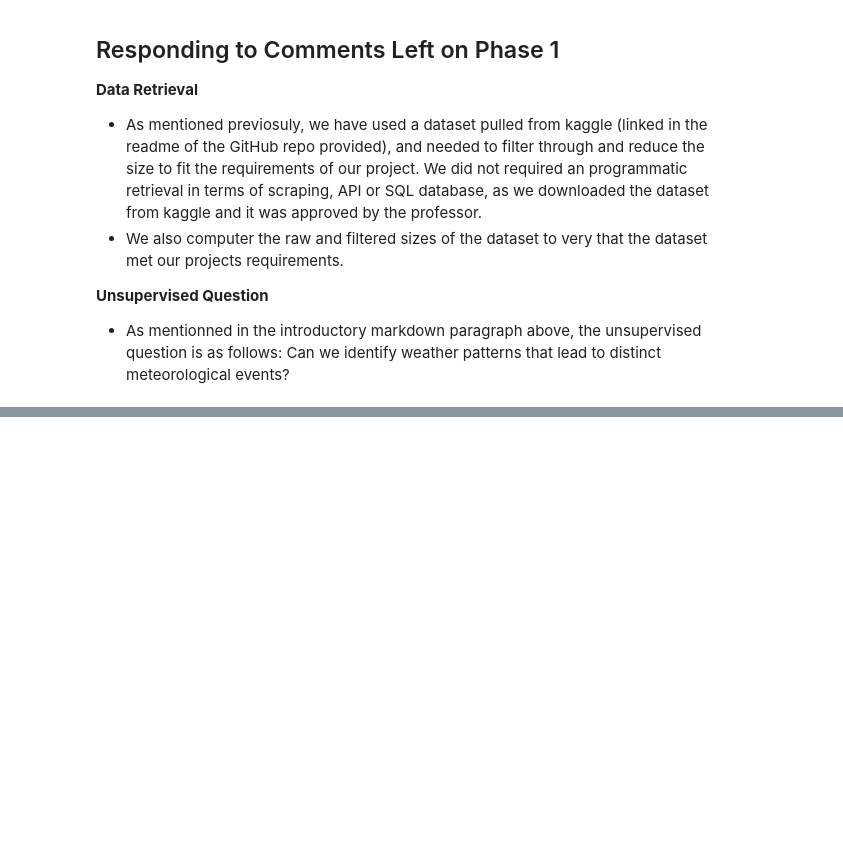
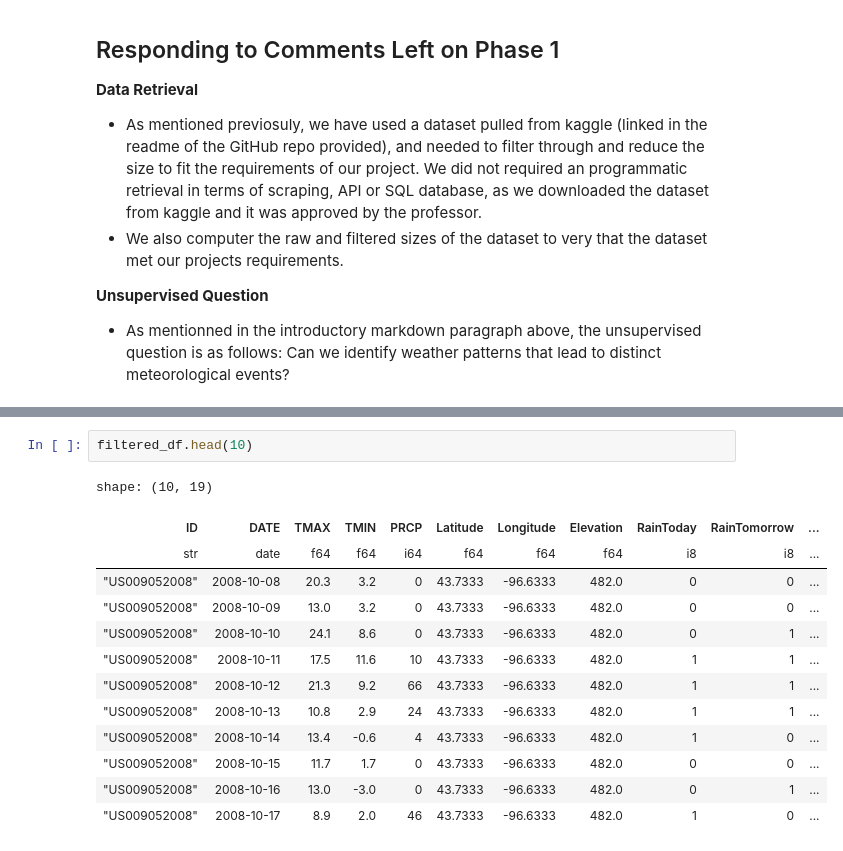
Before and after one commit to malakw04/comp333-project, a Jupyter notebook: notebooks/weather_phase_2.ipynb, the cells around one changed output, grey strips where cells are left out. Drawn from its saved outputs; the diff is of its cells as text; blank space fills up the shorter version.

```diff
--- a/notebooks/weather_phase_2.ipynb
+++ b/notebooks/weather_phase_2.ipynb
@@ -573,0 +607,16 @@ importance_df
+# %%
+filtered_df.head(10)
+# %% [output]
+shape: (10, 19)
+| ID | DATE | TMAX | TMIN | PRCP | Latitude | Longitude | Elevation | RainToday | RainTomorrow | ... |
+| str | date | f64 | f64 | i64 | f64 | f64 | f64 | i8 | i8 | ... |
+| "US009052008" | 2008-10-08 | 20.3 | 3.2 | 0 | 43.7333 | -96.6333 | 482.0 | 0 | 0 | ... |
+| "US009052008" | 2008-10-09 | 13.0 | 3.2 | 0 | 43.7333 | -96.6333 | 482.0 | 0 | 0 | ... |
+| "US009052008" | 2008-10-10 | 24.1 | 8.6 | 0 | 43.7333 | -96.6333 | 482.0 | 0 | 1 | ... |
+| "US009052008" | 2008-10-11 | 17.5 | 11.6 | 10 | 43.7333 | -96.6333 | 482.0 | 1 | 1 | ... |
+| "US009052008" | 2008-10-12 | 21.3 | 9.2 | 66 | 43.7333 | -96.6333 | 482.0 | 1 | 1 | ... |
+| "US009052008" | 2008-10-13 | 10.8 | 2.9 | 24 | 43.7333 | -96.6333 | 482.0 | 1 | 1 | ... |
+| "US009052008" | 2008-10-14 | 13.4 | -0.6 | 4 | 43.7333 | -96.6333 | 482.0 | 1 | 0 | ... |
+| "US009052008" | 2008-10-15 | 11.7 | 1.7 | 0 | 43.7333 | -96.6333 | 482.0 | 0 | 0 | ... |
+| "US009052008" | 2008-10-16 | 13.0 | -3.0 | 0 | 43.7333 | -96.6333 | 482.0 | 0 | 1 | ... |
+| "US009052008" | 2008-10-17 | 8.9 | 2.0 | 46 | 43.7333 | -96.6333 | 482.0 | 1 | 0 | ... |
```
Also changed, not shown: parts of 8 cells of this notebook.
